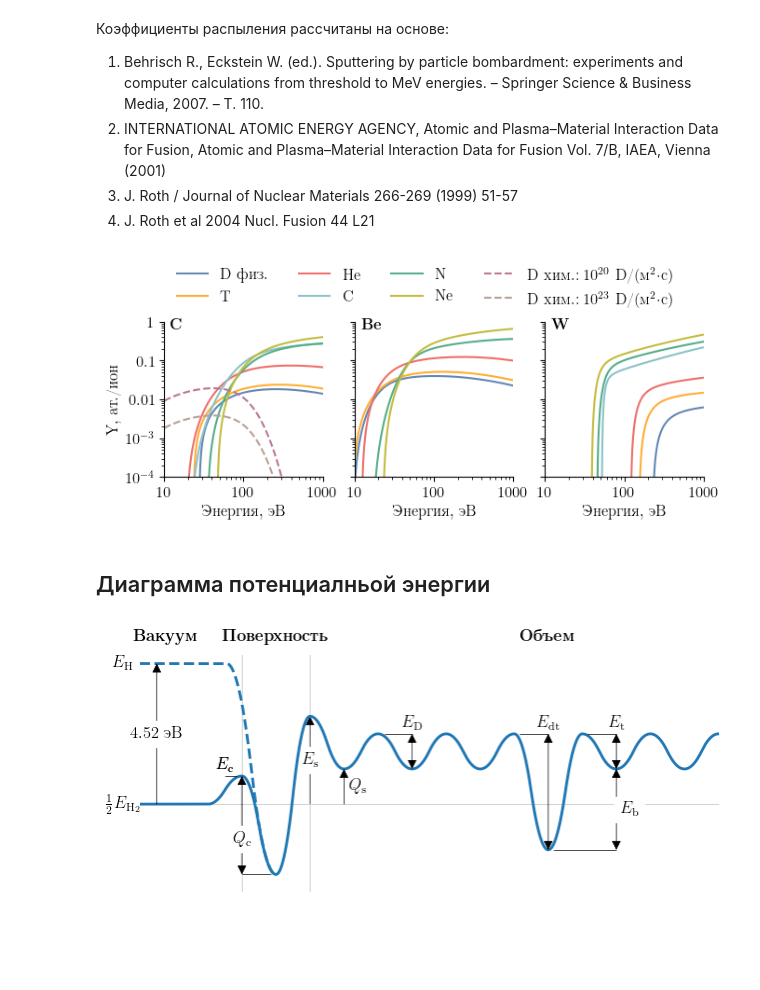
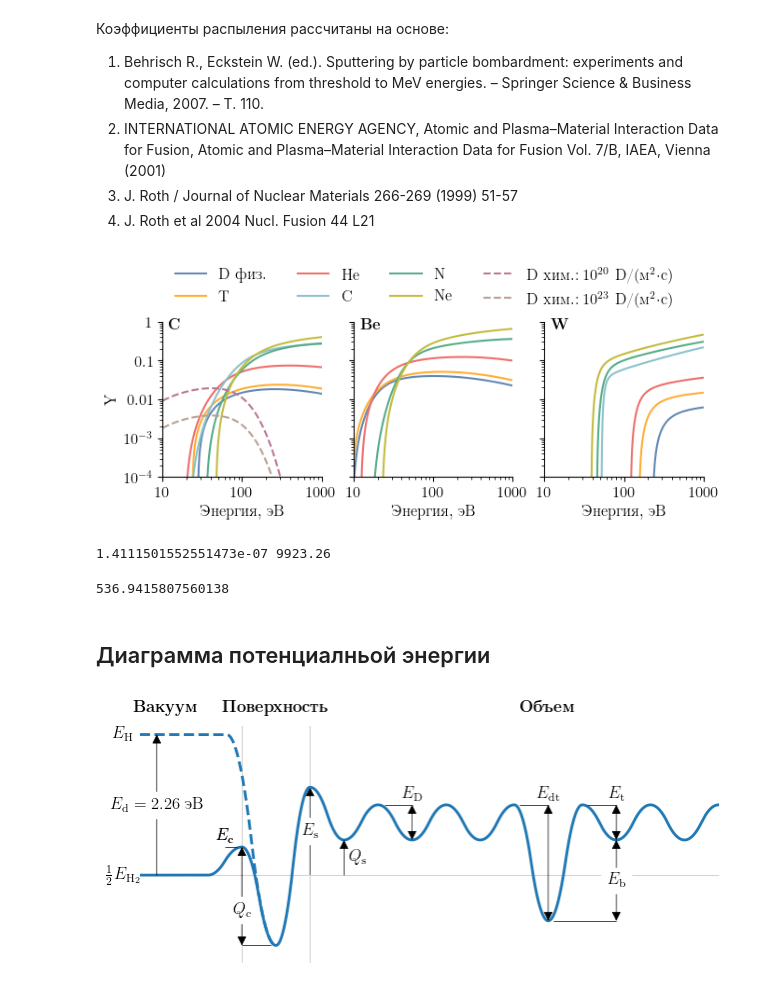
Before and after one commit to KulaginVladimir/PhD, a Jupyter notebook: Scripts/Chapter_1/Figures.ipynb, the cells around one changed output. Cells and saved outputs as stored; diff of their text form; code cells hidden in the pictures; blank space fills up the shorter version.

```diff
--- a/Scripts/Chapter_1/Figures.ipynb
+++ b/Scripts/Chapter_1/Figures.ipynb
@@ -127,7 +127,7 @@ for i, axis in enumerate(axs):
     axis.set_xscale('log')
     axis.set_yscale('log')
     axis.set_ylim(1e-4, 1)
-    axis.set_xlim(10,1e3)
+    axis.set_xlim(10, 1e3)
     axis.set_xlabel("Энергия, эВ")
     axis.set_xticks([10,100,1000])
     axis.set_xticklabels(["10", "100", "1000"])
@@ -135,14 +135,32 @@ for i, axis in enumerate(axs):
 handles, labels = axs[0].get_legend_handles_labels()
 fig.legend(handles, labels, loc='upper center', ncol=4, bbox_to_anchor=(0, 1.02, 1, 0.2))
 
-axs[0].set_ylabel("Y, ат./ион")
+axs[0].set_ylabel("Y")
 axs[0].set_yticks([1e-4, 1e-3, 1e-2, 1e-1, 1])
 axs[0].set_yticklabels([r"$\num{e-4}$", r"$\num{e-3}$", "0.01", "0.1", "1"])
 
 plt.savefig('../../Thesis/images/sputerring_yields.pdf', bbox_inches="tight", pad_inches=0.02)
 plt.show()
 # %% [output]
-[figure, old version]
+[figure, new version]
+# %%
+ab = 0.0529177e-9
+Z1 = 1
+Z2 = 4
+al = (9*np.pi**2/128)**(1/3)*ab*(Z1**(2/3)+Z2**(2/3))**(-1/2)
+e = 1.6e-19
+M1 = 2
+M2 = 9.012182
+
+eps_erf=9.92326e3
+k = 8.987e9
+
+eps = Z1*Z2*e**2/al * (M1+M2)/M1
+print(eps/e, eps_erf)
+1/1.8624e-3
+# %% [output]
+1.4111501552551473e-07 9923.26
+536.9415807560138
 # %% [markdown]
 ## Диаграмма потенциалньой энергии
 # %%
@@ -309,9 +327,17 @@ with plt.style.context(matplotx.styles.dufte):
     main_diagram.add_arrow(
         main_states[14],
         main_states[12],
-        "$E_\mathrm{b}$",
-        loc_text="middle-right",
-        kwargs_text={"color": "black", "backgroundcolor": "white"},
+    )
+
+    plt.text(
+        x=main_states.index(main_states[14]),
+        y=(main_states[12].E + main_states[14].E) / 2,
+        s=r"$E_\mathrm{b}$",
+        va="center",
+        ha="center",
+        color="black",
+        fontsize=12,
+        backgroundcolor="white",
     )
 
     main_diagram.add_line(
@@ -477,32 +503,32 @@ with plt.style.context(matplotx.styles.dufte):
         arrowprops=dict(arrowstyle="<|-", color="black", lw=0.5, shrinkA=0, shrinkB=0),
     )
 
     plt.text(
         x=0.5,
         y=3 / 2,
-        s=r"4.52 эВ",
+        s=r"$E_\mathrm{d}=2.26$ эВ",
         va="center",
         ha="center",
         color="black",
         fontsize=12,
         backgroundcolor="white",
     )
 
     plt.text(x=0.75, y=4.25, s=r"\textbf{Вакуум}", fontdict=font, **text_kwargs)
 
     plt.text(x=4, y=4.25, s=r"\textbf{Поверхность}", fontdict=font, **text_kwargs)
 
     plt.text(x=12, y=4.25, s=r"\textbf{Объем}", fontdict=font, **text_kwargs)
 
     plt.text(x=-0.5, y=-0.5, s=r"$\frac{1}{2}E_{\mathrm{H}_2}$", fontdict=font, **text_kwargs)
 
     plt.text(x=-0.5, y=3.5, s=r"$E_{\mathrm{H}}$", fontdict=font, **text_kwargs)
 
     plt.ylim(-3, 3.9)
     plt.xticks([])
     plt.yticks([])
 
     plt.savefig("../../Thesis/images/potential_diagram_all.pdf", bbox_inches="tight", pad_inches=0.02)
     plt.show()
 # %% [output]
-[figure, old version]
+[figure, new version]
```
Also changed, not shown: 54 other files.
